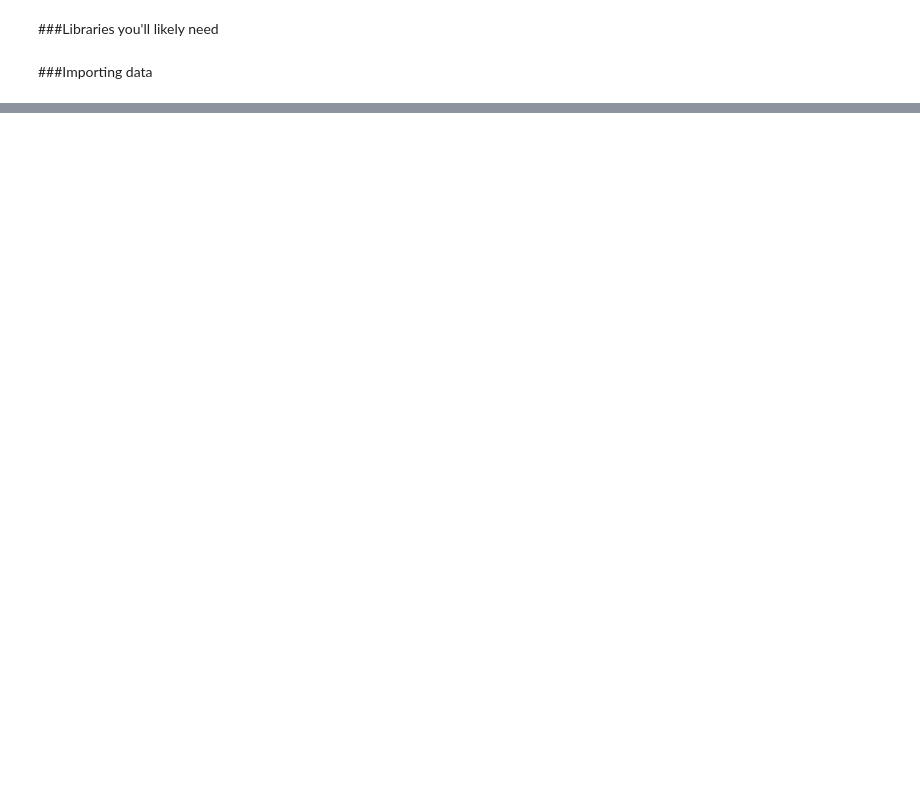
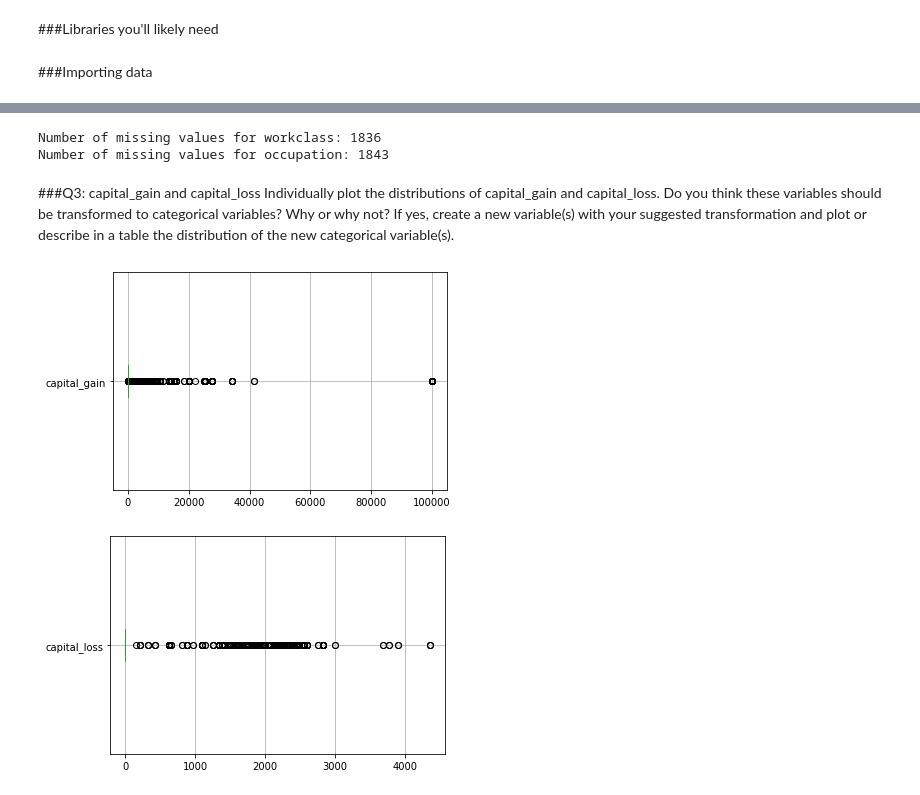
Before and after one commit to ChloeH88/working-hours-data-analysis, a Jupyter notebook: Assignment2.ipynb, the cells around one changed output, grey strips where cells are left out. Saved outputs shown, nothing was run; the diff lists cells and outputs as text; code cells hidden in the pictures; blank space fills up the shorter version.

```diff
--- a/Assignment2.ipynb
+++ b/Assignment2.ipynb
@@ -18,0 +73,22 @@ income94.columns = ['age','workclass', 'fnlwgt','education','education_num','mar
+# %%
+# replace missing values with np.nan
+income94 = income94.replace(to_replace = ' ?', value = np.nan)
+# %%
+# count missing values:
+missing_cols = ['workclass', 'occupation']
+for col in missing_cols:
+  print(f"Number of missing values for {col}:", income94[col].isnull().sum())
+# %% [output]
+Number of missing values for workclass: 1836
+Number of missing values for occupation: 1843
+# %% [markdown]
+###Q3: capital_gain and capital_loss
+Individually plot the distributions of capital_gain and capital_loss. Do you think these variables should be transformed to categorical variables? Why or why not? If yes, create a new variable(s) with your suggested transformation and plot or describe in a table the distribution of the new categorical variable(s).
+# %%
+capitals = ['capital_gain', 'capital_loss']
+for col in capitals:
+    income94[capitals].boxplot([col], vert=False)
+    plt.show()
+# %% [output]
+[figure, added]
+[figure, added]
```
Also changed, not shown: parts of 48 cells of this notebook.
